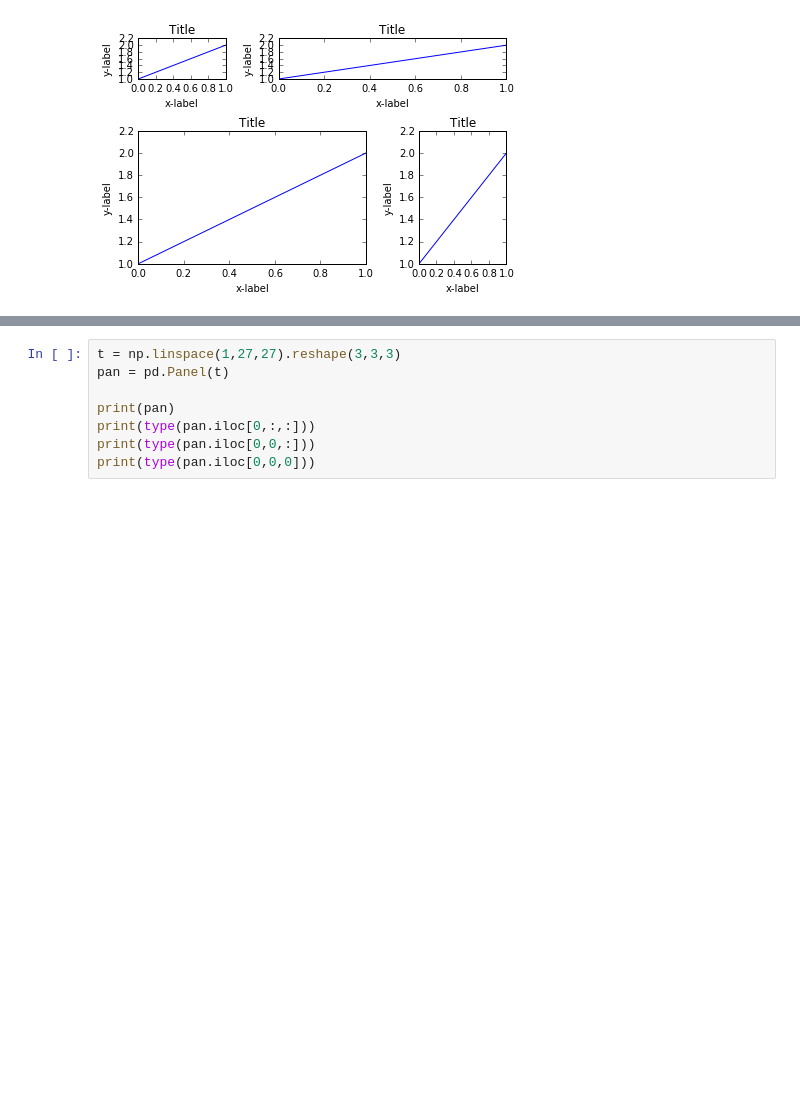
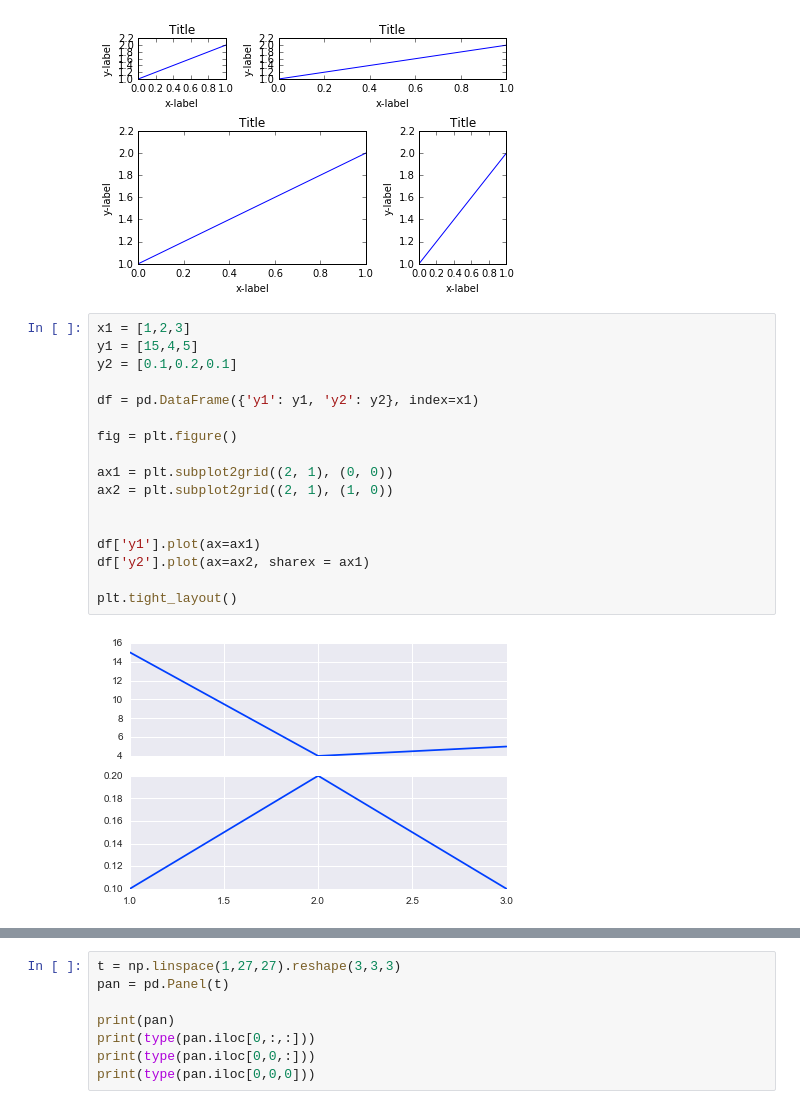
Before and after one commit to sidazhou/ipython_notes, a Jupyter notebook: notes.ipynb, the cells around one changed output, grey strips where cells are left out. Cells and saved outputs as stored; diff of their text form; blank space fills up the shorter version.

```diff
--- a/notes.ipynb
+++ b/notes.ipynb
@@ -314,6 +314,25 @@ example_plot(ax4)
 plt.tight_layout()
 # %% [output]
 [figure]
+# %%
+x1 = [1,2,3]
+y1 = [15,4,5]
+y2 = [0.1,0.2,0.1]
+
+df = pd.DataFrame({'y1': y1, 'y2': y2}, index=x1)
+
+fig = plt.figure()
+
+ax1 = plt.subplot2grid((2, 1), (0, 0))
+ax2 = plt.subplot2grid((2, 1), (1, 0))
+
+
+df['y1'].plot(ax=ax1)
+df['y2'].plot(ax=ax2, sharex = ax1)
+
+plt.tight_layout()
+# %% [output]
+[figure, added]
 # %%
 df = pd.DataFrame(np.random.rand(25).reshape(5,5),
                       index=pd.date_range('1/1/2016', periods=5),
```
Also changed, not shown: parts of 2 cells of this notebook, 1 other file.
